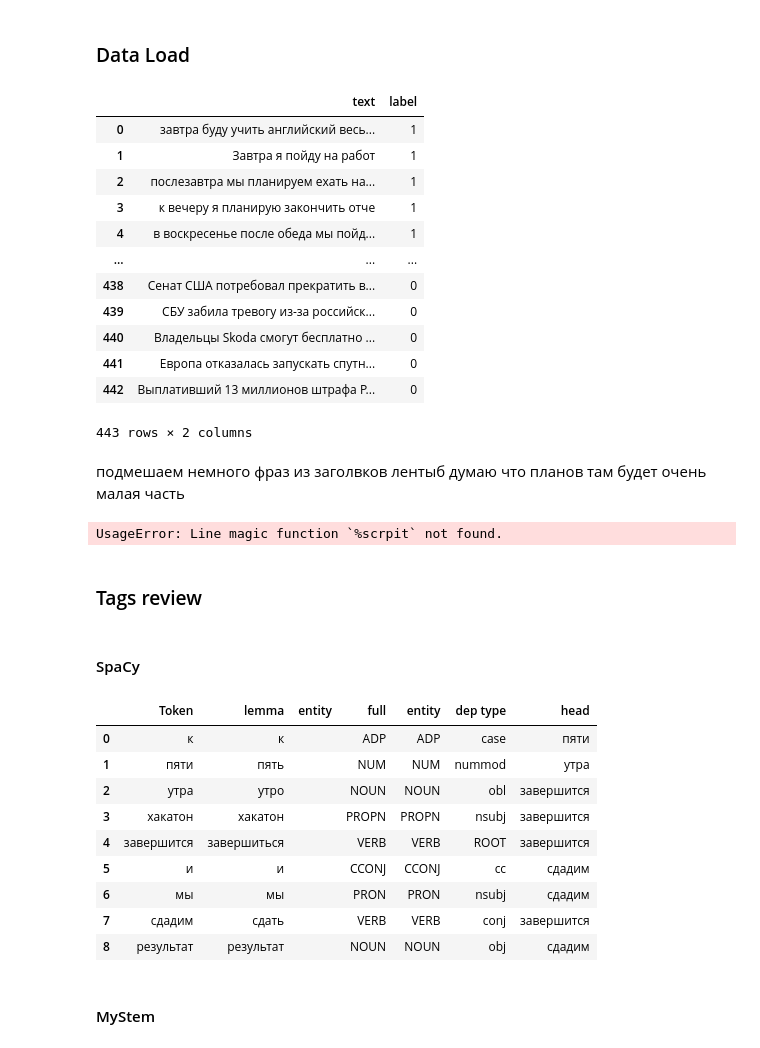
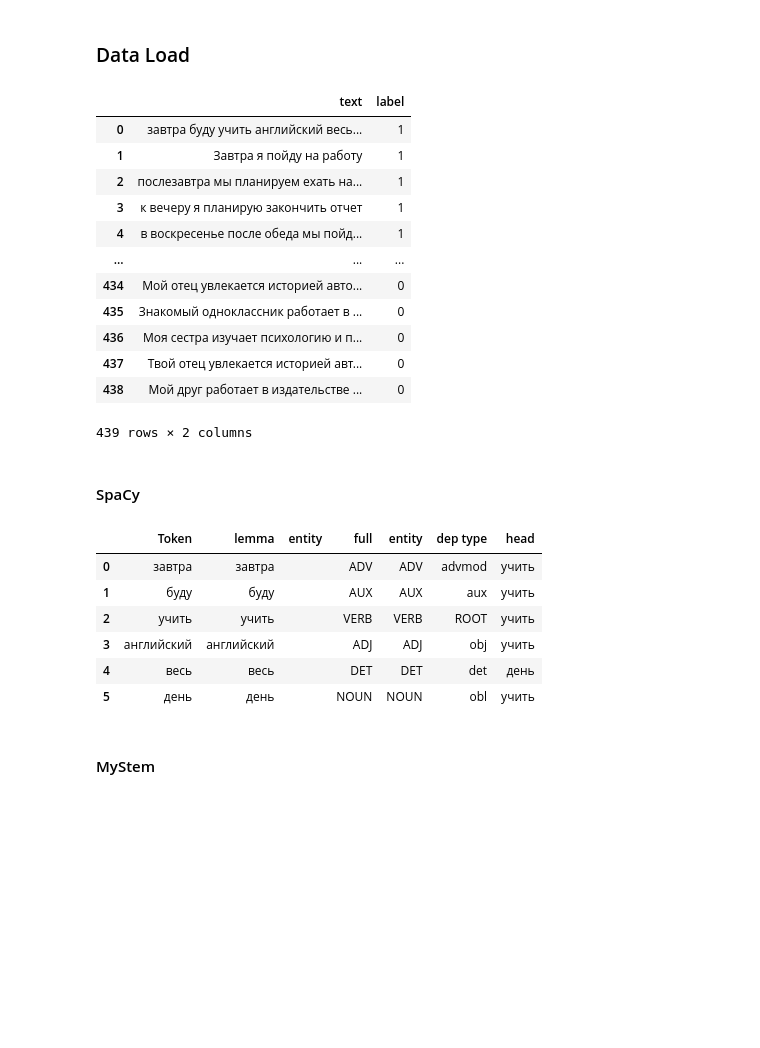
Before and after one commit to geniusserg/PlanningLooker, a Jupyter notebook: notebooks/manual.ipynb, the cells around one changed output. Drawn from its saved outputs; the diff is of its cells as text; code cells hidden in the pictures; blank space fills up the shorter version.

Commit message:
Finalize manual notebook

```diff
--- a/notebooks/manual.ipynb
+++ b/notebooks/manual.ipynb
@@ -11,65 +11,47 @@ with open("../edz_dataset.txt", "r", encoding="utf-8") as f:
     for line in f:
         line = line.replace("\ufeff" ,"")
         line = line.replace("\n" ,"")
-        df_manual.append([line[:-1], 1])
+        df_manual.append([line, 1])
 
 with open("../edz_neg_dataset.txt", "r", encoding="utf-8") as f:
     for line in f:
         line = line.replace("\ufeff" ,"")
         line = line.replace("\n" ,"")
-        df_manual.append([line[:-1], 0])
+        df_manual.append([line, 0])
 df_manual = pd.DataFrame(df_manual, columns=["text", "label"])
 # %%
 df_manual
 # %% [output]
 |  | text | label |
 | 0 | завтра буду учить английский весь... | 1 |
-| 1 | Завтра я пойду на работ | 1 |
+| 1 | Завтра я пойду на работу | 1 |
 | 2 | послезавтра мы планируем ехать на... | 1 |
-| 3 | к вечеру я планирую закончить отче | 1 |
+| 3 | к вечеру я планирую закончить отчет | 1 |
 | 4 | в воскресенье после обеда мы пойд... | 1 |
 | ... | ... | ... |
-| 438 | Сенат США потребовал прекратить в... | 0 |
-| 439 | СБУ забила тревогу из-за российск... | 0 |
-| 440 | Владельцы Skoda смогут бесплатно ... | 0 |
-| 441 | Европа отказалась запускать спутн... | 0 |
-| 442 | Выплативший 13 миллионов штрафа Р... | 0 |
+| 434 | Мой отец увлекается историей авто... | 0 |
+| 435 | Знакомый одноклассник работает в ... | 0 |
+| 436 | Моя сестра изучает психологию и п... | 0 |
+| 437 | Твой отец увлекается историей авт... | 0 |
+| 438 | Мой друг работает в издательстве ... | 0 |
-443 rows × 2 columns
+439 rows × 2 columns
-# %% [markdown]
-подмешаем немного фраз из заголвков лентыб думаю что планов там будет очень малая часть
-# %%
-%scrpit false
-df = pd.read_csv("/Users/R1303-M-4-Stud/PlanningLooker/lenta-ru-news_csv/lenta-ru-news.csv", nrows=200)
-add_rows = []
-for i in df["title"]:
-    add_rows.append(i)
-with open("/Users/R1303-M-4-Stud/PlanningLooker/edz_neg_dataset.txt", "a") as f:
-    for i in add_rows:
-        f.write(i+"\n")
-# %% [output]
-UsageError: Line magic function `%scrpit` not found.
-# %% [markdown]
-### Tags review
 # %% [markdown]
 #### SpaCy
 # %%
 tags = []
-doc = nlp(df_manual.loc[22, "text"])
+doc = nlp(df_manual.loc[0, "text"])
 for token in doc:
     tags.append([token.text, token.lemma_, token.ent_type_, token.pos_, token.tag_, token.dep_, token.head])
 postok = {str(i): list(doc).index(i) for i in doc}
 pd.DataFrame(tags, columns = ["Token", "lemma", "entity", "full", "entity", "dep type", "head"])
 # %% [output]
 |  | Token | lemma | entity | full | entity | dep type | head |
-| 0 | к | к |  | ADP | ADP | case | пяти |
-| 1 | пяти | пять |  | NUM | NUM | nummod | утра |
-| 2 | утра | утро |  | NOUN | NOUN | obl | завершится |
-| 3 | хакатон | хакатон |  | PROPN | PROPN | nsubj | завершится |
-| 4 | завершится | завершиться |  | VERB | VERB | ROOT | завершится |
-| 5 | и | и |  | CCONJ | CCONJ | cc | сдадим |
-| 6 | мы | мы |  | PRON | PRON | nsubj | сдадим |
-| 7 | сдадим | сдать |  | VERB | VERB | conj | завершится |
-| 8 | результат | результат |  | NOUN | NOUN | obj | сдадим |
+| 0 | завтра | завтра |  | ADV | ADV | advmod | учить |
+| 1 | буду | буду |  | AUX | AUX | aux | учить |
+| 2 | учить | учить |  | VERB | VERB | ROOT | учить |
+| 3 | английский | английский |  | ADJ | ADJ | obj | учить |
+| 4 | весь | весь |  | DET | DET | det | день |
+| 5 | день | день |  | NOUN | NOUN | obl | учить |
 # %% [markdown]
 #### MyStem
 # %%
```
Also changed, not shown: parts of 48 cells of this notebook, 16 other files.
